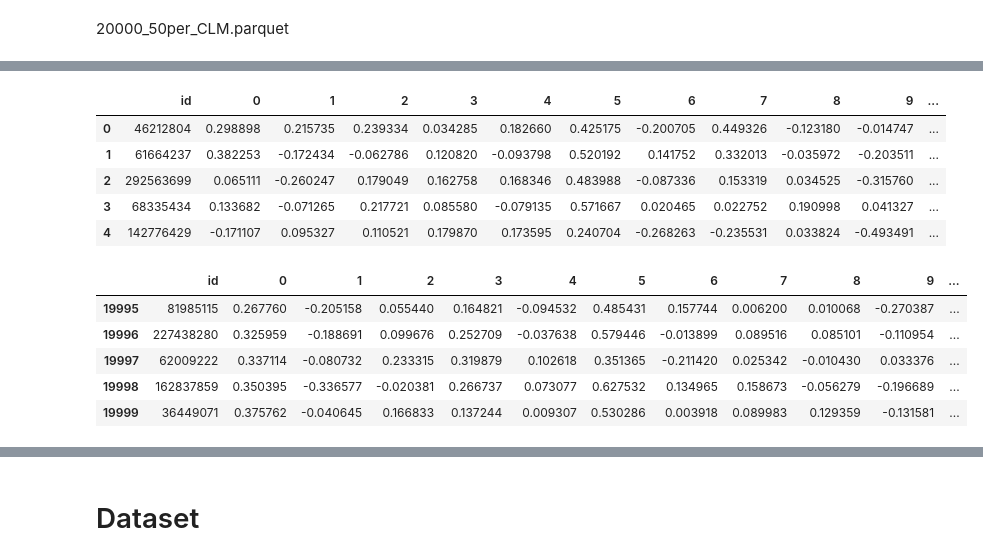
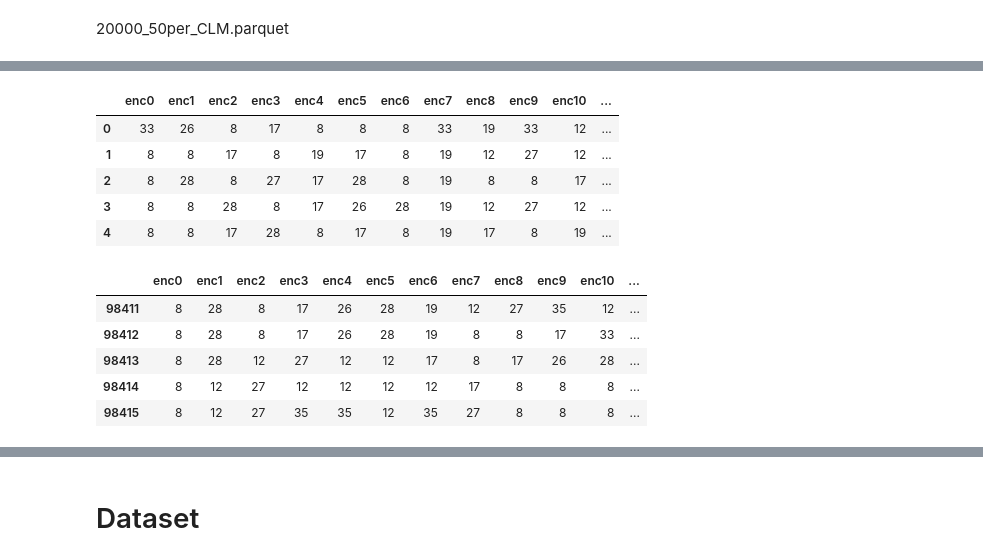
Before and after one commit to yuto-m12/Kaggle_NeurIPS2024, a Jupyter notebook: neurips/models/train_Mamba.ipynb, the cells around one changed output, grey strips where cells are left out. Cells and saved outputs as stored; diff of their text form; code cells hidden in the pictures.

```diff
--- a/neurips/models/train_Mamba.ipynb
+++ b/neurips/models/train_Mamba.ipynb
@@ -58,14 +60,15 @@ class CFG:
     TEST_No = 1
     TEST_NUM = int(1674896/32 * TEST_No)
     TEST_OFFSET = int(TEST_NUM * (TEST_No-1))
-    TRAIN_CLM_PATH = Path('../../data/processed/20000_50per_CLM.parquet')
-    TEST_CLM_PATH = Path(f'../../data/processed/test_CLM_{TEST_OFFSET}_to_{TEST_NUM}.parquet')
-    # TEST_ENC_PATH = Path('../../data/external/test_enc.parquet')
-    TRAIN_PATH = Path('../../data/raw/train.parquet')
-    TEST_PATH = Path('../../data/raw/test.parquet')
+    TRAIN_CLM_PATH = Path('/root/Kaggle_NeurIPS2024/data/processed/20000_50per_CLM.parquet')
+    TEST_CLM_PATH = Path(f'/root/Kaggle_NeurIPS2024/data/processed/test_CLM_{TEST_OFFSET}_to_{TEST_NUM}.parquet')
+    TRAIN_ENC_PATH = Path('/root/Kaggle_NeurIPS2024/data/external/train_enc.parquet')
+    TEST_ENC_PATH = Path('/root/Kaggle_NeurIPS2024/data/external/test_enc.parquet')
+    TRAIN_PATH = Path('/root/Kaggle_NeurIPS2024/data/raw/train.parquet')
+    TEST_PATH = Path('/root/Kaggle_NeurIPS2024/data/raw/test.parquet')
     folds = 2
     max_epoch = 9             # number of max epoch. 1epoch means going around the training dataset.
-    batch_size = 8           # batch size. Number of samples passed to the network in one training step
+    batch_size = 32           # batch size. Number of samples passed to the network in one training step
     lr = 1.0e-03              # learning rate. determine step size when updating model's weight
     weight_decay = 1.0e-02    # weight decay. Append regularization term for prevent over fitting
     es_patience = 5           # Timing for early stopping. If there is no improvement within this number of epochs, training will be stopped early.
@@ -95,6 +98,13 @@ class CFG:
 train_clm = con.query(f"""(SELECT *
                         FROM parquet_scan('{CFG.TRAIN_CLM_PATH}')
                         )""").df()
+# %%
+# about 2min 30s with 1/10 data
+train_enc = con.query(f"""(SELECT *
+                        FROM parquet_scan('{CFG.TRAIN_ENC_PATH}')
+                        ORDER BY random()
+                        LIMIT {295246830 / 3 / 1000}
+                        )""").df()
 # %%
 test = con.query(f"""(SELECT *
                         FROM parquet_scan('{CFG.TEST_PATH}')
@@ -108,7 +122,7 @@ from sklearn.model_selection import KFold
 
 def split_fold(df:pd.DataFrame):
     # config
-    N_FOLDS = 5
+    N_FOLDS = CFG.folds
     RANDAM_SEED = 42
     df['fold'] = -1
 
@@ -120,4 +134,5 @@ def split_fold(df:pd.DataFrame):
 
     return df
 
-train_clm = split_fold(train_clm)
+# train_clm = split_fold(train_clm)
+train_enc = split_fold(train_enc)
@@ -133,17 +149,19 @@ train_clm.head()
 # %%
-display(train_clm.head())
-display(train_clm.tail())
+# display(train_clm.head())
+# display(train_clm.tail())
+display(train_enc.head())
+display(train_enc.tail())
 # %% [output]
-|  | id | 0 | 1 | 2 | 3 | 4 | 5 | 6 | 7 | 8 | 9 | ... |
-| 0 | 46212804 | 0.298898 | 0.215735 | 0.239334 | 0.034285 | 0.182660 | 0.425175 | -0.200705 | 0.449326 | -0.123180 | -0.014747 | ... |
-| 1 | 61664237 | 0.382253 | -0.172434 | -0.062786 | 0.120820 | -0.093798 | 0.520192 | 0.141752 | 0.332013 | -0.035972 | -0.203511 | ... |
-| 2 | 292563699 | 0.065111 | -0.260247 | 0.179049 | 0.162758 | 0.168346 | 0.483988 | -0.087336 | 0.153319 | 0.034525 | -0.315760 | ... |
-| 3 | 68335434 | 0.133682 | -0.071265 | 0.217721 | 0.085580 | -0.079135 | 0.571667 | 0.020465 | 0.022752 | 0.190998 | 0.041327 | ... |
-| 4 | 142776429 | -0.171107 | 0.095327 | 0.110521 | 0.179870 | 0.173595 | 0.240704 | -0.268263 | -0.235531 | 0.033824 | -0.493491 | ... |
+|  | enc0 | enc1 | enc2 | enc3 | enc4 | enc5 | enc6 | enc7 | enc8 | enc9 | enc10 | ... |
+| 0 | 33 | 26 | 8 | 17 | 8 | 8 | 8 | 33 | 19 | 33 | 12 | ... |
+| 1 | 8 | 8 | 17 | 8 | 19 | 17 | 8 | 19 | 12 | 27 | 12 | ... |
+| 2 | 8 | 28 | 8 | 27 | 17 | 28 | 8 | 19 | 8 | 8 | 17 | ... |
+| 3 | 8 | 8 | 28 | 8 | 17 | 26 | 28 | 19 | 12 | 27 | 12 | ... |
+| 4 | 8 | 8 | 17 | 28 | 8 | 17 | 8 | 19 | 17 | 8 | 19 | ... |
-|  | id | 0 | 1 | 2 | 3 | 4 | 5 | 6 | 7 | 8 | 9 | ... |
-| 19995 | 81985115 | 0.267760 | -0.205158 | 0.055440 | 0.164821 | -0.094532 | 0.485431 | 0.157744 | 0.006200 | 0.010068 | -0.270387 | ... |
-| 19996 | 227438280 | 0.325959 | -0.188691 | 0.099676 | 0.252709 | -0.037638 | 0.579446 | -0.013899 | 0.089516 | 0.085101 | -0.110954 | ... |
-| 19997 | 62009222 | 0.337114 | -0.080732 | 0.233315 | 0.319879 | 0.102618 | 0.351365 | -0.211420 | 0.025342 | -0.010430 | 0.033376 | ... |
-| 19998 | 162837859 | 0.350395 | -0.336577 | -0.020381 | 0.266737 | 0.073077 | 0.627532 | 0.134965 | 0.158673 | -0.056279 | -0.196689 | ... |
-| 19999 | 36449071 | 0.375762 | -0.040645 | 0.166833 | 0.137244 | 0.009307 | 0.530286 | 0.003918 | 0.089983 | 0.129359 | -0.131581 | ... |
+|  | enc0 | enc1 | enc2 | enc3 | enc4 | enc5 | enc6 | enc7 | enc8 | enc9 | enc10 | ... |
+| 98411 | 8 | 28 | 8 | 17 | 26 | 28 | 19 | 12 | 27 | 35 | 12 | ... |
+| 98412 | 8 | 28 | 8 | 17 | 26 | 28 | 19 | 8 | 8 | 17 | 33 | ... |
+| 98413 | 8 | 28 | 12 | 27 | 12 | 12 | 17 | 8 | 17 | 26 | 28 | ... |
+| 98414 | 8 | 12 | 27 | 12 | 12 | 12 | 12 | 17 | 8 | 8 | 8 | ... |
+| 98415 | 8 | 12 | 27 | 35 | 35 | 12 | 35 | 27 | 8 | 8 | 8 | ... |
 # %%
```
Also changed, not shown: parts of 21 cells of this notebook, 5 other files.
